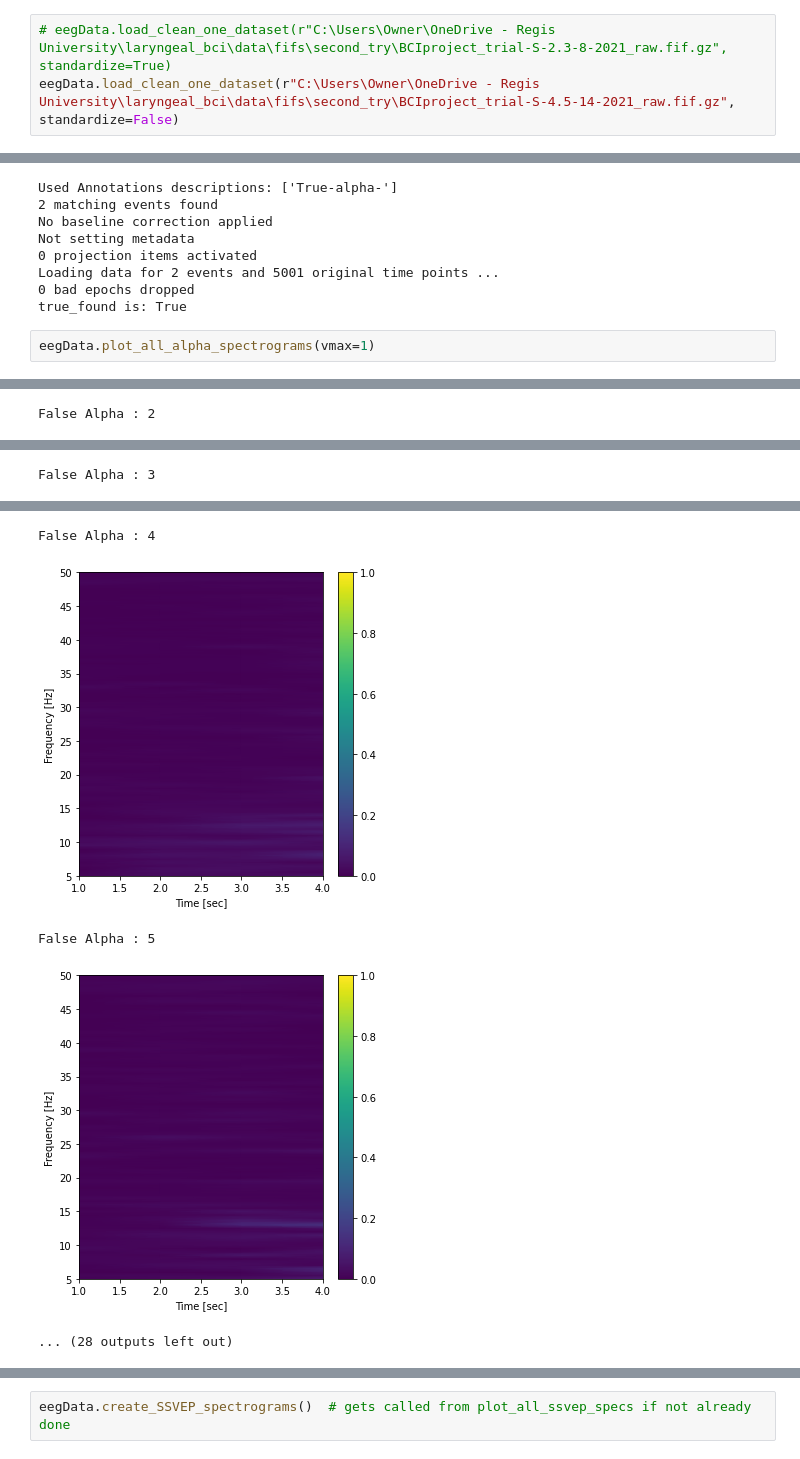
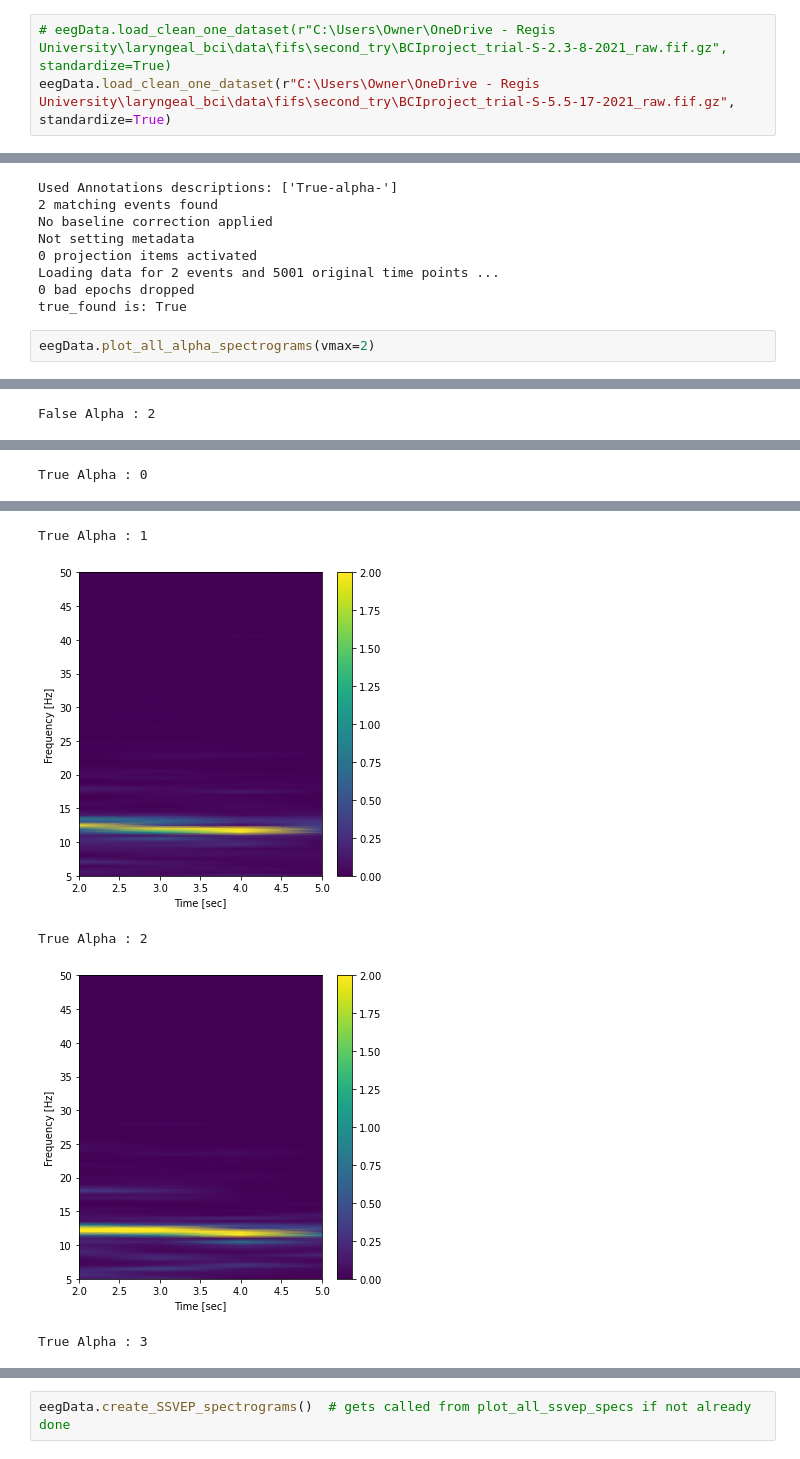
Before and after one commit to nateGeorge/openbci_laryngeal_imagery, a Jupyter notebook: code/prototype eegData class - Sam.ipynb, the cells around one changed output, grey strips where cells are left out. Drawn from its saved outputs; the diff is of its cells as text.

Commit message:
Revert "Changed n_trials"
This reverts commit 4546ce2e4e439db1fd342b53265970b2bb69ad8d.

```diff
--- a/code/prototype eegData class - Sam.ipynb
+++ b/code/prototype eegData class - Sam.ipynb
@@ -40,5 +43,5 @@ Sam's todo:
 ##### Load and Clean One Dataset
 # %%
 # eegData.load_clean_one_dataset(r"C:\Users\Owner\OneDrive - Regis University\laryngeal_bci\data\fifs\second_try\BCIproject_trial-S-2.3-8-2021_raw.fif.gz", standardize=True)
-eegData.load_clean_one_dataset(r"C:\Users\Owner\OneDrive - Regis University\laryngeal_bci\data\fifs\second_try\BCIproject_trial-S-4.5-14-2021_raw.fif.gz", standardize=False)
+eegData.load_clean_one_dataset(r"C:\Users\Owner\OneDrive - Regis University\laryngeal_bci\data\fifs\second_try\BCIproject_trial-S-5.5-17-2021_raw.fif.gz", standardize=True)
 # %% [output]
@@ -68,5 +58,5 @@ Loading data for 2 events and 5001 original time points ...
 0 bad epochs dropped
 true_found is: True
 # %%
-eegData.plot_all_alpha_spectrograms(vmax=1)
+eegData.plot_all_alpha_spectrograms(vmax=2)
 # %% [output]
@@ -79 +85 @@ False Alpha : 2
-False Alpha : 3
+True Alpha : 0
@@ -81,5 +87,5 @@ False Alpha : 3
-False Alpha : 4
+True Alpha : 1
-[figure, old version]
+[figure, new version]
-False Alpha : 5
+True Alpha : 2
-[figure, old version]
+[figure, new version]
-... (28 outputs left out)
+True Alpha : 3
```
Also changed, not shown: parts of 7 cells of this notebook, 2 other files.
